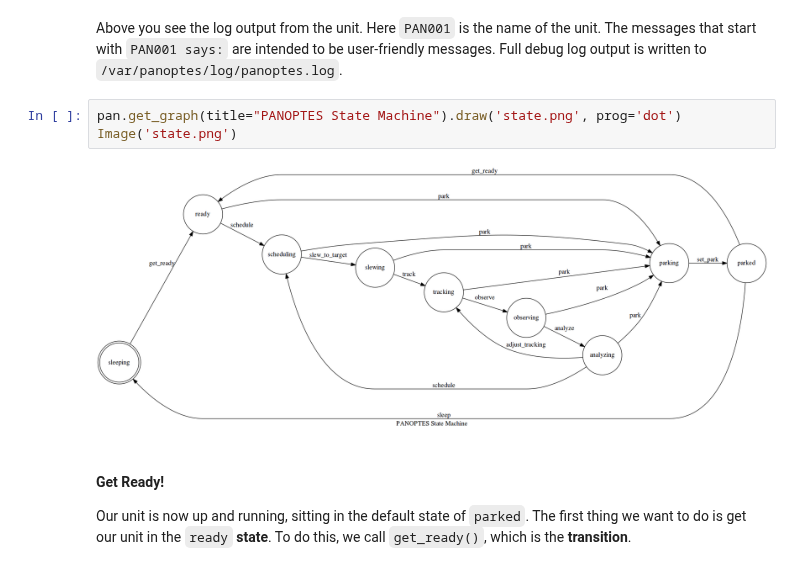
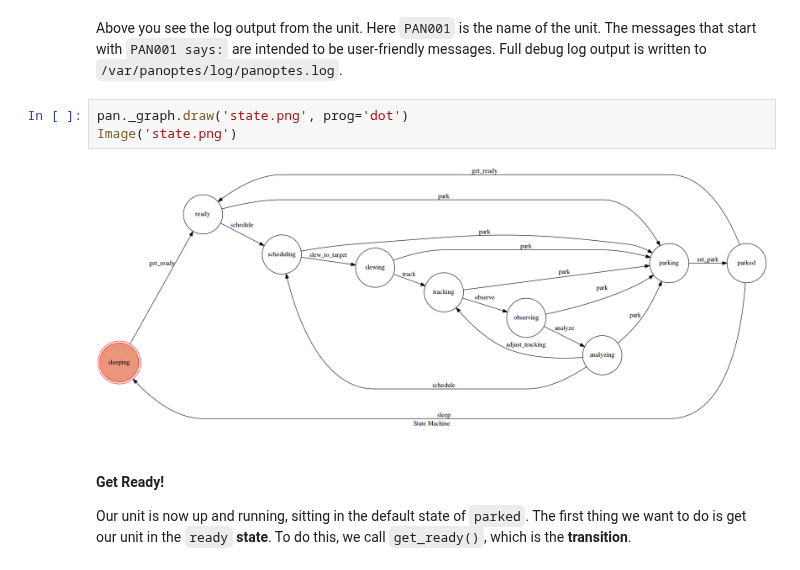
Before and after one commit to panoptes/POCS, a Jupyter notebook: examples/notebooks/State Machine Demonstration.ipynb, the cells around one changed output. Drawn from its saved outputs; the diff is of its cells as text.

Commit message:
Updates to state machine notebook with pretty color graph

```diff
--- a/examples/notebooks/State Machine Demonstration.ipynb
+++ b/examples/notebooks/State Machine Demonstration.ipynb
@@ -54,10 +57,10 @@ pan = Panoptes(simulator=['mount', 'weather'])
 # %% [markdown]
 Above you see the log output from the unit. Here `PAN001` is the name of the unit. The messages that start with `PAN001 says:` are intended to be user-friendly messages. Full debug log output is written to `/var/panoptes/log/panoptes.log`.
 # %%
-pan.get_graph(title="PANOPTES State Machine").draw('state.png', prog='dot')
+pan._graph.draw('state.png', prog='dot')
 Image('state.png')
 # %% [output]
-[figure, old version]
+[figure, new version]
 # %% [markdown]
 #### Get Ready!
 
```
Also changed, not shown: parts of 12 cells of this notebook, 2 other files.
